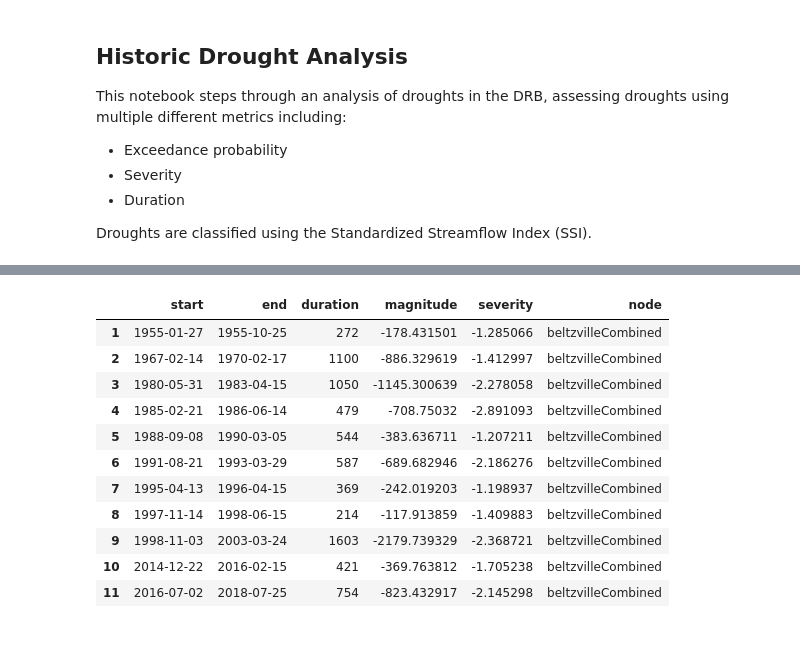
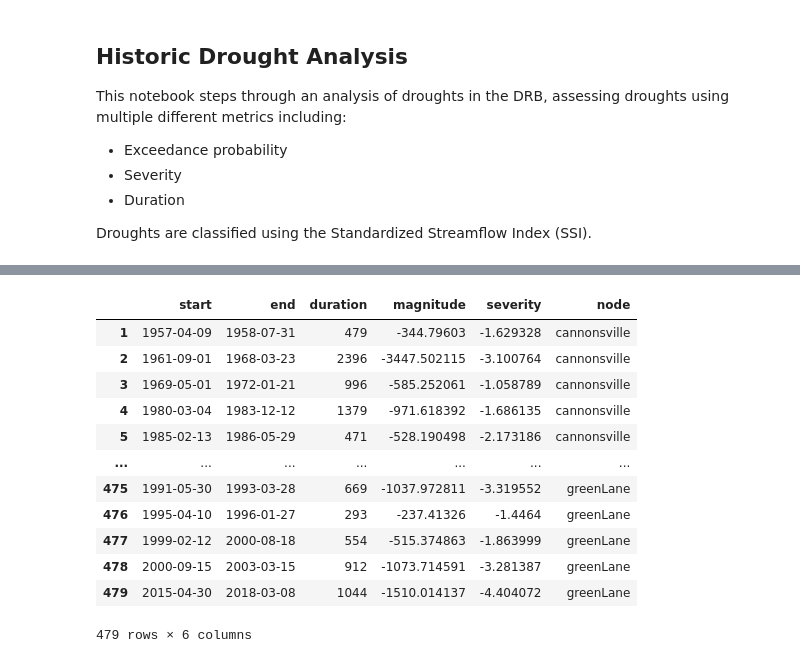
Before and after one commit to Pywr-DRB/DRB-Historic-Reconstruction, a Jupyter notebook: DRB_historic_drought_analysis.ipynb, the cells around one changed output, grey strips where cells are left out. Drawn from its saved outputs; the diff is of its cells as text; code cells hidden in the pictures.

```diff
--- a/DRB_historic_drought_analysis.ipynb
+++ b/DRB_historic_drought_analysis.ipynb
@@ -116,0 +127,17 @@ plt.show()
+# %%
+# Rolling sum
+window = 365
+consider_nodes = nyc_reservoirs + upper_basin_reservoirs +mid_basin_reservoirs+lower_basin_reservoirs
+Q_hr_rolling = Q_hr.rolling(f'{window}D').sum().iloc[window:, :].dropna()
+Q_nwmv21_rolling = Q_nwmv21.rolling(f'{window}D').sum().iloc[window:, :].dropna()
+Q_nhmv10_rolling = Q_nhmv10.rolling(f'{window}D').sum().iloc[window:, :].dropna()
+
+# Get SSI for each dataset
+ssi_hr = pd.DataFrame(index = Q_hr_rolling.index, columns=consider_nodes)
+ssi_nhmv10 = pd.DataFrame(index = Q_nhmv10_rolling.index, columns=consider_nodes)
+ssi_nwmv21 = pd.DataFrame(index = Q_nwmv21_rolling.index, columns=consider_nodes)
+
+for node in ssi_hr.columns:
+    ssi_hr[node] = si.ssfi(Q_hr_rolling[node], dist = scs.gamma)
+    # ssi_nhmv10[node] = si.ssfi(Q_nhmv10_rolling[node], dist = scs.gamma)
+    # ssi_nwmv21[node] = si.ssfi(Q_nwmv21_rolling[node], dist = scs.gamma)
@@ -117,51 +183,53 @@ plt.show()
 # %%
-
+plot_nodes = ['Total NYC', 'blueMarsh', 'beltzvilleCombined']
+plot_nodes = nyc_reservoirs + upper_basin_reservoirs + mid_basin_reservoirs + lower_basin_reservoirs
 drought_data = {}
 drought_counter = 0
 for node in plot_nodes:
-    ssi = node_ssi[node]
+    node_ssi = ssi[node]
     in_drought = False
     in_critical_drought = False
 
     drought_days = []
 
     for ind in range(len(ssi)):
-        if ssi.values[ind] < 0:
+        if node_ssi.values[ind] < 0:
             in_drought = True
             drought_days.append(ind)
 
-            if ssi.values[ind] <= -1:
+            if node_ssi.values[ind] <= -1:
                 in_critical_drought = True
         else:
             # Record drought info once it ends
             if in_critical_drought:
                 drought_counter += 1
                 drought_data[drought_counter] = {
-                    'start':ssi.index[drought_days[0]],
-                    'end': ssi.index[drought_days[-1]],
+                    'start':node_ssi.index[drought_days[0]],
+                    'end': node_ssi.index[drought_days[-1]],
                     'duration': len(drought_days),
-                    'magnitude': sum(ssi.values[drought_days]),
-                    'severity': min(ssi.values[drought_days]),
+                    'magnitude': sum(node_ssi.values[drought_days]),
+                    'severity': min(node_ssi.values[drought_days]),
                     'node': node
                 }
 
             in_drought = False
             in_critical_drought = False
             drought_days = []
 
 drought_metrics = pd.DataFrame(drought_data).transpose()
-# drought_metrics = drought_metrics.drop(1, axis=0).reset_index()
+
 drought_metrics
 # %% [output]
 |  | start | end | duration | magnitude | severity | node |
-| 1 | 1955-01-27 | 1955-10-25 | 272 | -178.431501 | -1.285066 | beltzvilleCombined |
-| 2 | 1967-02-14 | 1970-02-17 | 1100 | -886.329619 | -1.412997 | beltzvilleCombined |
-| 3 | 1980-05-31 | 1983-04-15 | 1050 | -1145.300639 | -2.278058 | beltzvilleCombined |
-| 4 | 1985-02-21 | 1986-06-14 | 479 | -708.75032 | -2.891093 | beltzvilleCombined |
-| 5 | 1988-09-08 | 1990-03-05 | 544 | -383.636711 | -1.207211 | beltzvilleCombined |
-| 6 | 1991-08-21 | 1993-03-29 | 587 | -689.682946 | -2.186276 | beltzvilleCombined |
-| 7 | 1995-04-13 | 1996-04-15 | 369 | -242.019203 | -1.198937 | beltzvilleCombined |
-| 8 | 1997-11-14 | 1998-06-15 | 214 | -117.913859 | -1.409883 | beltzvilleCombined |
-| 9 | 1998-11-03 | 2003-03-24 | 1603 | -2179.739329 | -2.368721 | beltzvilleCombined |
-| 10 | 2014-12-22 | 2016-02-15 | 421 | -369.763812 | -1.705238 | beltzvilleCombined |
-| 11 | 2016-07-02 | 2018-07-25 | 754 | -823.432917 | -2.145298 | beltzvilleCombined |
+| 1 | 1957-04-09 | 1958-07-31 | 479 | -344.79603 | -1.629328 | cannonsville |
+| 2 | 1961-09-01 | 1968-03-23 | 2396 | -3447.502115 | -3.100764 | cannonsville |
+| 3 | 1969-05-01 | 1972-01-21 | 996 | -585.252061 | -1.058789 | cannonsville |
+| 4 | 1980-03-04 | 1983-12-12 | 1379 | -971.618392 | -1.686135 | cannonsville |
+| 5 | 1985-02-13 | 1986-05-29 | 471 | -528.190498 | -2.173186 | cannonsville |
+| ... | ... | ... | ... | ... | ... | ... |
+| 475 | 1991-05-30 | 1993-03-28 | 669 | -1037.972811 | -3.319552 | greenLane |
+| 476 | 1995-04-10 | 1996-01-27 | 293 | -237.41326 | -1.4464 | greenLane |
+| 477 | 1999-02-12 | 2000-08-18 | 554 | -515.374863 | -1.863999 | greenLane |
+| 478 | 2000-09-15 | 2003-03-15 | 912 | -1073.714591 | -3.281387 | greenLane |
+| 479 | 2015-04-30 | 2018-03-08 | 1044 | -1510.014137 | -4.404072 | greenLane |
+479 rows × 6 columns
```
Also changed, not shown: parts of 10 cells of this notebook, 12 other files.
